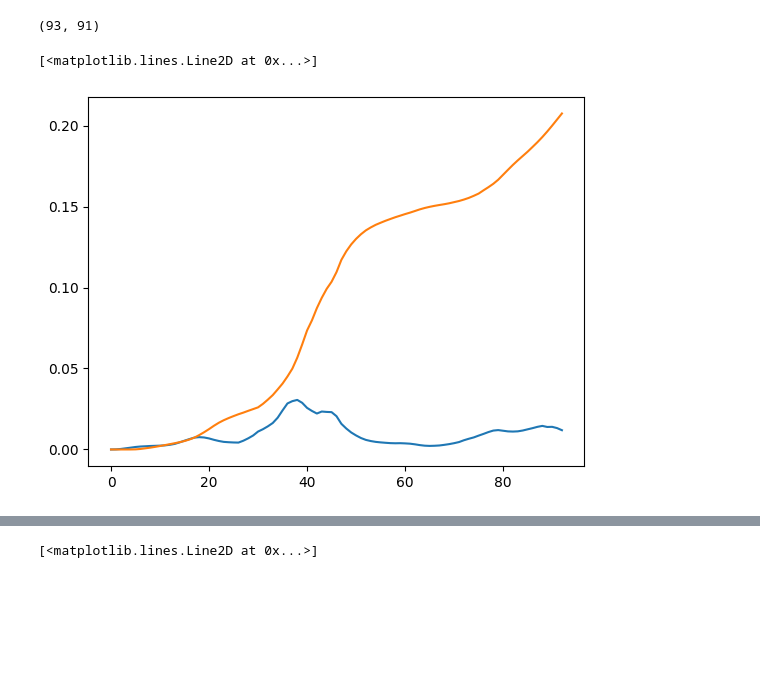
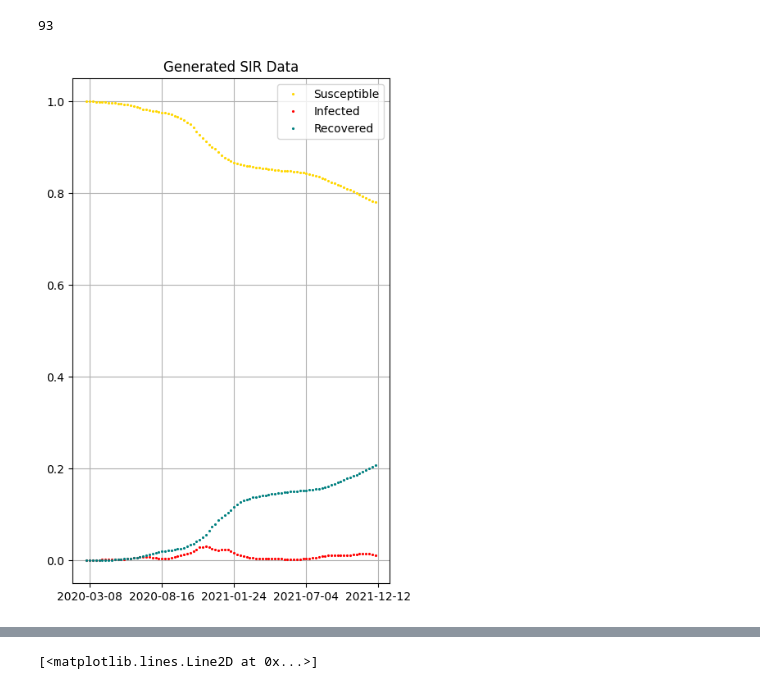
Before and after one commit to seon9cho/COVID-DataAssimilation, a Jupyter notebook: SIR_COVID1.ipynb, the cells around one changed output, grey strips where cells are left out. Cells and saved outputs as stored; diff of their text form; code cells hidden in the pictures; blank space fills up the shorter version.

```diff
--- a/SIR_COVID1.ipynb
+++ b/SIR_COVID1.ipynb
@@ -111,4 +63,4 @@ plt.show()
 # %%
-len(case_count_data), len(death_data)
+len(case_count_data)
 # %% [output]
-(93, 91)
+93
@@ -123,9 +81,17 @@ R_data = R_data / P_total
-# %%
-plt.plot(I_data)
-plt.plot(R_data)
-# %% [output]
-[<matplotlib.lines.Line2D at 0x...>]
-[figure, removed]
+# %%
+fig = plt.figure(figsize=(5, 8))
+
+plt.plot(S_data, c='gold', linestyle="none", marker='.', markersize=2.5, label="Susceptible")
+plt.plot(I_data, c='red', linestyle="none", marker='.', markersize=2.5, label="Infected")
+plt.plot(R_data, c='teal', linestyle="none", marker='.', markersize=2.5, label="Recovered")
+
+plt.xticks(t_cc_data[::23], dates[:len(case_count_data):23])
+plt.legend()
+plt.grid()
+plt.title("Generated SIR Data")
+plt.savefig("graphics/gen_SIR_data.png")
+# %% [output]
+[figure, added]
 # %%
 N = len(t_cc_data)
 c = 1
```
Also changed, not shown: parts of 14 cells of this notebook.
